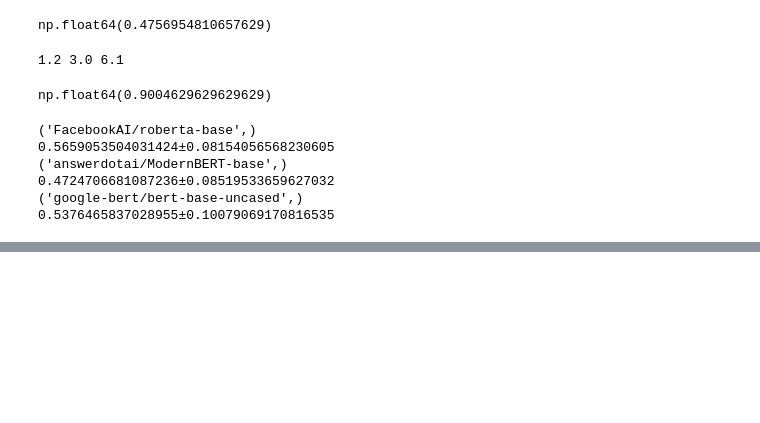
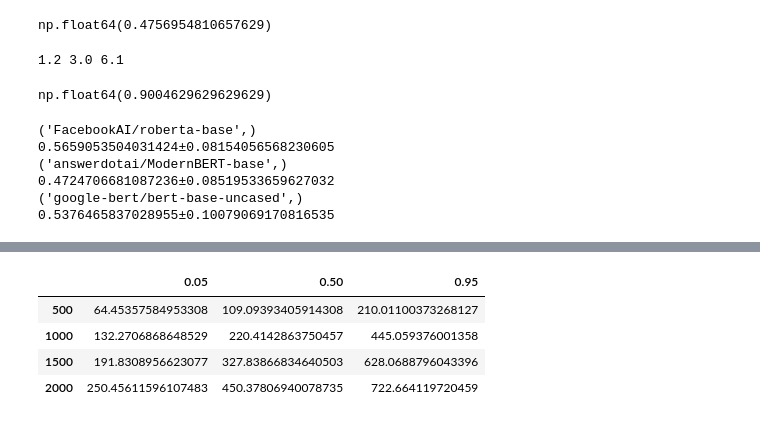
Before and after one commit to AXLMRIN/active-tigger-model-dev, a Jupyter notebook: src3/results/interpretation.ipynb, the cells around one changed output, grey strips where cells are left out. Saved outputs shown, nothing was run; the diff lists cells and outputs as text; code cells hidden in the pictures; blank space fills up the shorter version.

```diff
--- a/src3/results/interpretation.ipynb
+++ b/src3/results/interpretation.ipynb
@@ -369,0 +393,15 @@ for filename, sub_df in df.groupby("filename"):
+# %%
+times = {}
+for (n_samples, ), sub_df in df.groupby(["n_samples"]):
+    sorted_col = sorted(sub_df["time"]); N = len(sub_df)
+
+    times[n_samples] = {
+        qV : f"{sorted_col[int(qV * N)]}" for qV in [0.05, 0.5, 0.95]
+    }
+pd.DataFrame(times).T
+# %% [output]
+|  | 0.05 | 0.50 | 0.95 |
+| 500 | 64.45357584953308 | 109.09393405914308 | 210.01100373268127 |
+| 1000 | 132.2706868648529 | 220.4142863750457 | 445.059376001358 |
+| 1500 | 191.8308956623077 | 327.83866834640503 | 628.0688796043396 |
+| 2000 | 250.45611596107483 | 450.37806940078735 | 722.664119720459 |
```
Also changed, not shown: parts of 2 cells of this notebook, 5 other files.
